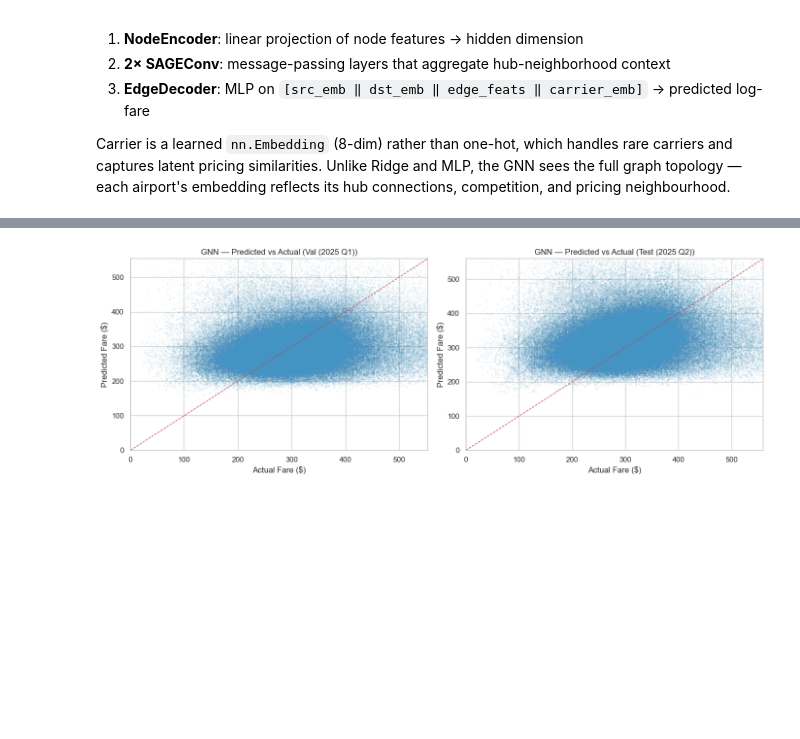
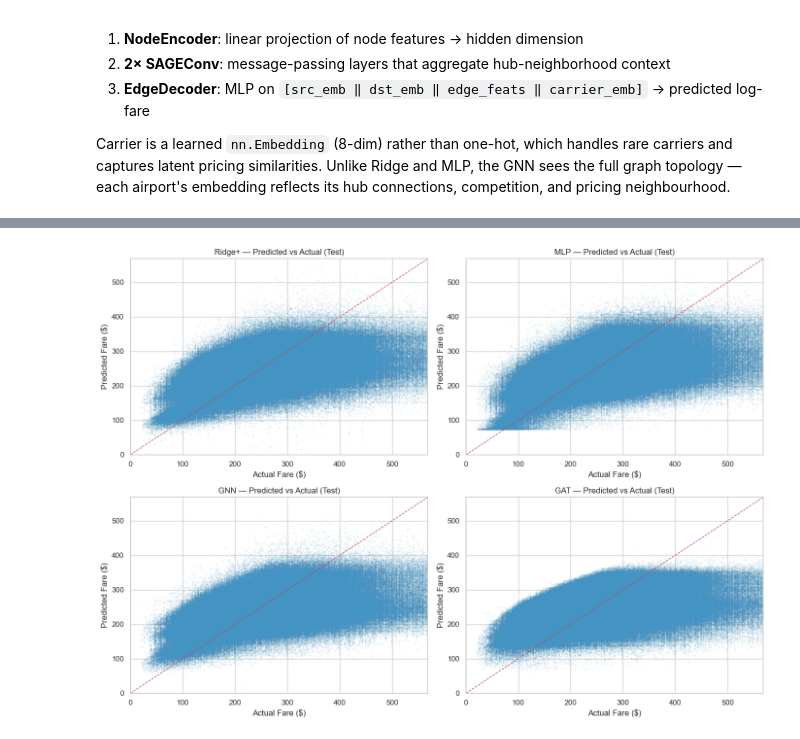
Before and after one commit to normangw/6600-neural-networks, a Jupyter notebook: technical-details/neural-networks/main.ipynb, the cells around one changed output, grey strips where cells are left out. Cells and saved outputs as stored; diff of their text form; code cells hidden in the pictures; blank space fills up the shorter version.

```diff
--- a/technical-details/neural-networks/main.ipynb
+++ b/technical-details/neural-networks/main.ipynb
@@ -229,7 +238,7 @@ Same feature set as the enhanced Ridge (same `ColumnTransformer` preprocessing),
 Architecture: `Input (~870) → 256 → 128 → 64 → 1`
 # %%
 # ── Preprocess with the same pipeline as Ridge ────────────────────────────────
-# Reuse the fitted preprocessor so features are identical
+# Reuse the fitted preprocessor so features are identical (OHE + numeric including PASSENGERS)
 X_train_np = preprocessor.transform(X_train).astype(np.float32)
 X_val_np   = preprocessor.transform(X_val).astype(np.float32)
 X_test_np  = preprocessor.transform(X_test).astype(np.float32)
@@ -274,9 +283,9 @@ y_va_d = y_va_t.to(mlp_device)
 
 mlp_train_losses, mlp_val_losses = [], []
 best_mlp_val, best_mlp_state, mlp_patience_ctr = float('inf'), None, 0
-PATIENCE = 10
+PATIENCE = 100
 
-for epoch in range(1, 101):
+for epoch in range(1, 501):
     mlp_model.train()
     epoch_loss = 0.0
     for xb, yb in loader:
@@ -440,10 +449,10 @@ optimizer = torch.optim.Adam(model.parameters(), lr=1e-3, weight_decay=1e-5)
 
 train_losses, val_losses = [], []
 best_val_loss = float('inf')
-patience, patience_ctr = 10, 0
+patience, patience_ctr = 100, 0
 best_state = None
 
-for epoch in range(1, 101):
+for epoch in range(1, 301):
     model.train()
     optimizer.zero_grad()
     pred = model(x_d, ei_d, ea_d, cids_d)
@@ -480,7 +489,7 @@ ax.plot(train_losses, label='Train', color='#4393c3')
 ax.plot(val_losses,   label='Val',   color='#d6604d')
 ax.set_xlabel('Epoch')
 ax.set_ylabel('MSE (log-fare scale)')
-ax.set_title('Training Curve')
+ax.set_title('GNN Training Curve')
 ax.legend()
 plt.tight_layout()
 plt.show()
@@ -499,21 +633,26 @@ All three models evaluated on the held-out test set (2025 Q2). Metrics in origin
 # %%
 model.eval()
+gat_model.eval()
 with torch.no_grad():
-    pred_log = model(x_d, ei_d, ea_d, cids_d).cpu().numpy()
+    pred_log     = model(x_d, ei_d, ea_d, cids_d).cpu().numpy()
+    gat_pred_log = gat_model(x_d, ei_d, ea_d, cids_d).cpu().numpy()
 
 y_np_all = y_d.cpu().numpy()
 
 gnn_val  = eval_dollars(y_np_all[val_idx],  pred_log[val_idx])
 gnn_test = eval_dollars(y_np_all[test_idx], pred_log[test_idx])
+gat_val  = eval_dollars(y_np_all[val_idx],  gat_pred_log[val_idx])
+gat_test = eval_dollars(y_np_all[test_idx], gat_pred_log[test_idx])
 
 # ── Summary Table ─────────────────────────────────────────────────────────────
 print("=" * 61)
 print(f"{'Model':<12} {'Split':<6} {'RMSE ($)':>9} {'MAE ($)':>9} {'R²':>7}")
 print("-" * 61)
 for label, rv, rt in [
-    ('Ridge+',  (rmse_v,     mae_v,     r2_v),     (rmse_t,     mae_t,     r2_t)),
-    ('MLP',     (mlp_rmse_v, mlp_mae_v, mlp_r2_v), (mlp_rmse_t, mlp_mae_t, mlp_r2_t)),
-    ('GNN',     gnn_val,                            gnn_test),
+    ('Ridge+', (rmse_v,     mae_v,     r2_v),     (rmse_t,     mae_t,     r2_t)),
+    ('MLP',    (mlp_rmse_v, mlp_mae_v, mlp_r2_v), (mlp_rmse_t, mlp_mae_t, mlp_r2_t)),
+    ('GNN',    gnn_val,                            gnn_test),
+    ('GAT',    gat_val,                            gat_test),
 ]:
     rmse_rv, mae_rv, r2_rv = rv
     rmse_rt, mae_rt, r2_rt = rt
@@ -521,35 +660,39 @@ for label, rv, rt in [
     print(f"{label:<12} {'Test':<6} {rmse_rt:>8.1f}  {mae_rt:>8.1f}  {r2_rt:>6.3f}")
     print("-" * 61)
 
-# ── GNN Predicted vs Actual ───────────────────────────────────────────────────
-fig, axes = plt.subplots(1, 2, figsize=(14, 5))
-for ax, idx, label in [(axes[0], val_idx, 'Val (2025 Q1)'), (axes[1], test_idx, 'Test (2025 Q2)')]:
-    y_true_d = np.exp(y_np_all[idx])
-    y_pred_d = np.exp(pred_log[idx])
-    ax.scatter(y_true_d, y_pred_d, alpha=0.05, s=2, color=BLUE)
-    lim = np.percentile(np.concatenate([y_true_d, y_pred_d]), 99)
+# ── Predicted vs Actual (Test) — all 4 models ─────────────────────────────────
+y_true_test = np.exp(y_np_all[test_idx])
+preds_test = {
+    'Ridge+': bl_test,
+    'MLP':    mlp_test_pred,
+    'GNN':    pred_log[test_idx],
+    'GAT':    gat_pred_log[test_idx],
+}
+fig, axes = plt.subplots(2, 2, figsize=(14, 10))
+for ax, (label, y_pred_log) in zip(axes.flat, preds_test.items()):
+    y_pred = np.exp(y_pred_log)
+    ax.scatter(y_true_test, y_pred, alpha=0.05, s=2, color=BLUE)
+    lim = np.percentile(np.concatenate([y_true_test, y_pred]), 99)
     ax.plot([0, lim], [0, lim], 'r--', linewidth=1)
     ax.set_xlim(0, lim); ax.set_ylim(0, lim)
-    ax.set_xlabel('Actual Fare ($)')
-    ax.set_ylabel('Predicted Fare ($)')
-    ax.set_title(f'GNN — Predicted vs Actual ({label})')
-plt.tight_layout()
-plt.show()
+    ax.set_xlabel('Actual Fare ($)'); ax.set_ylabel('Predicted Fare ($)')
+    ax.set_title(f'{label} — Predicted vs Actual (Test)')
+plt.tight_layout(); plt.show()
 
-# ── GNN Error Distribution ────────────────────────────────────────────────────
-errors = np.exp(pred_log[test_idx]) - np.exp(y_np_all[test_idx])
-fig, ax = plt.subplots(figsize=(8, 4))
-ax.hist(errors, bins=80, color=BLUE, edgecolor='none')
-ax.axvline(0, color='#d6604d', linestyle='--', linewidth=1.5)
-ax.set_xlabel('Prediction Error ($)')
-ax.set_ylabel('Count')
-ax.set_title('GNN — Test Set Error Distribution')
-plt.tight_layout()
-plt.show()
+# ── Error Distribution (Test) ─────────────────────────────────────────────────
+fig, axes = plt.subplots(2, 2, figsize=(14, 8))
+for ax, (label, y_pred_log) in zip(axes.flat, preds_test.items()):
+    errors = np.exp(y_pred_log) - y_true_test
+    ax.hist(errors, bins=80, color=BLUE, edgecolor='none')
+    ax.axvline(0, color='#d6604d', linestyle='--', linewidth=1.5)
+    ax.set_xlabel('Prediction Error ($)'); ax.set_ylabel('Count')
+    ax.set_title(f'{label} — Error Distribution (Test)')
+plt.tight_layout(); plt.show()
 
-print(f"\nGNN  median absolute error (test): ${np.median(np.abs(errors)):.1f}")
-print(f"MLP  median absolute error (test): ${np.median(np.abs(np.exp(mlp_test_pred) - np.exp(y_test))):.1f}")
-print(f"Ridge+ median absolute error (test): ${np.median(np.abs(np.exp(bl_test) - np.exp(y_test))):.1f}")
+print("\nMedian absolute error (test):")
+for label, y_pred_log in preds_test.items():
+    med = np.median(np.abs(np.exp(y_pred_log) - y_true_test))
+    print(f"  {label:<10} ${med:.1f}")
 # %% [output]
 =============================================================
 Model        Split   RMSE ($)   MAE ($)      R²
@@ -566 +712 @@ GNN          Test      119.1      83.3  -0.282
-[figure, old version]
+[figure, new version]
```
Also changed, not shown: parts of 16 cells of this notebook.
